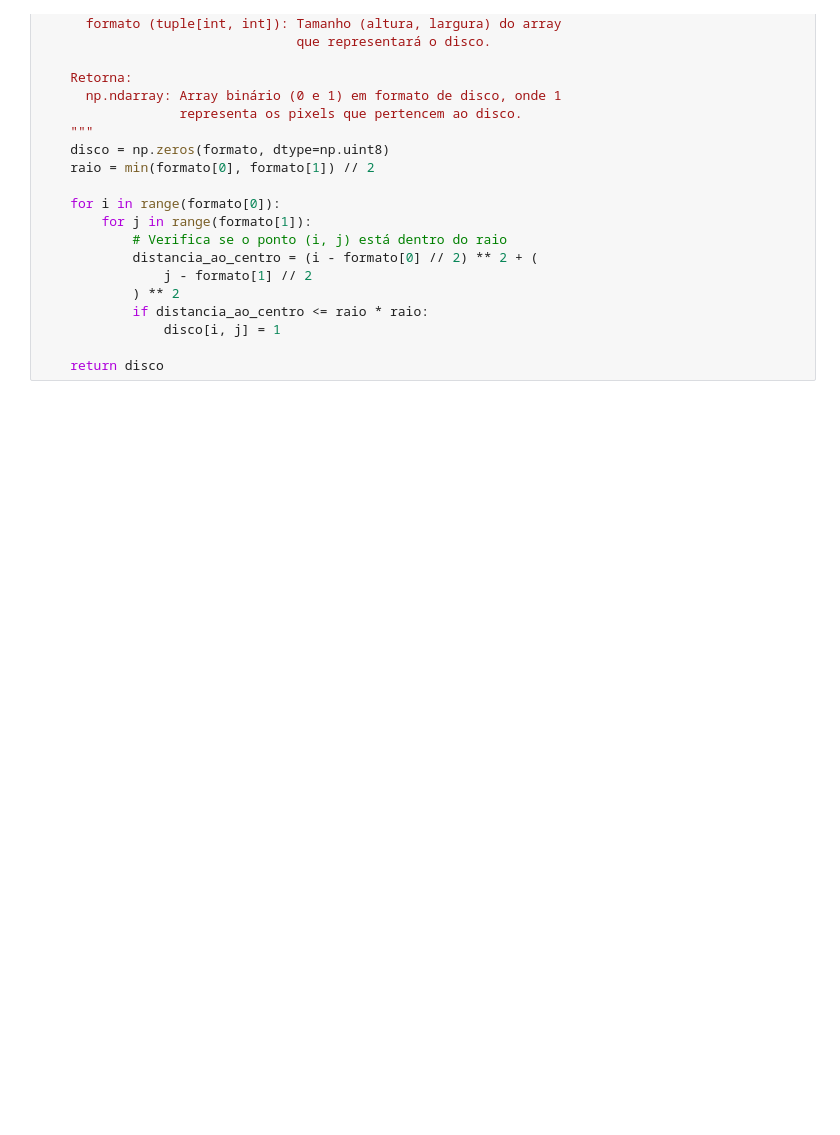
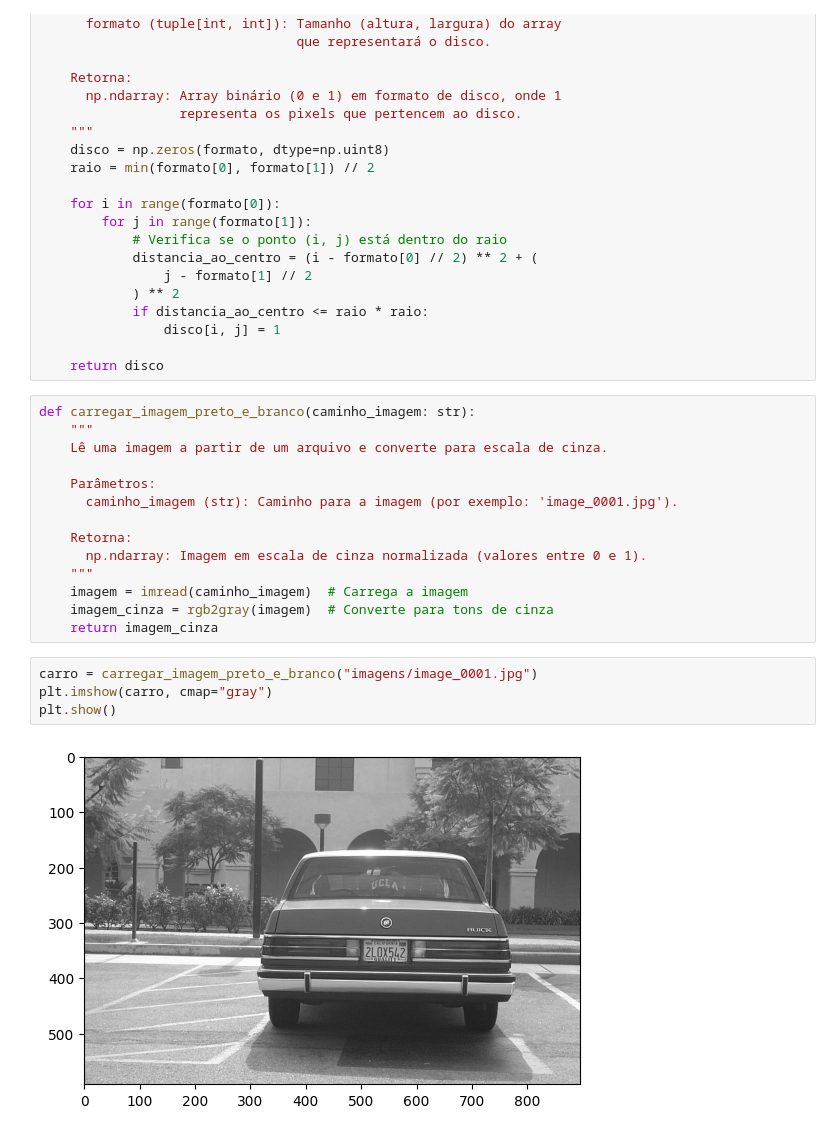
Before and after one commit to matheus-araujo-pereira/detectador-de-carros-em-imagens, a Jupyter notebook: detector.ipynb, the cells around one changed output. Saved outputs shown, nothing was run; the diff lists cells and outputs as text; blank space fills up the shorter version.

```diff
--- a/detector.ipynb
+++ b/detector.ipynb
@@ -339,3 +342,23 @@ def disco_estruturante(formato: tuple[int, int]) -> np.ndarray:
                 disco[i, j] = 1
 
     return disco
+# %%
+def carregar_imagem_preto_e_branco(caminho_imagem: str):
+    """
+    Lê uma imagem a partir de um arquivo e converte para escala de cinza.
+
+    Parâmetros:
+      caminho_imagem (str): Caminho para a imagem (por exemplo: 'image_0001.jpg').
+
+    Retorna:
+      np.ndarray: Imagem em escala de cinza normalizada (valores entre 0 e 1).
+    """
+    imagem = imread(caminho_imagem)  # Carrega a imagem
+    imagem_cinza = rgb2gray(imagem)  # Converte para tons de cinza
+    return imagem_cinza
+# %%
+carro = carregar_imagem_preto_e_branco("imagens/image_0001.jpg")
+plt.imshow(carro, cmap="gray")
+plt.show()
+# %% [output]
+[figure, added]
```
Also changed, not shown: parts of 10 cells of this notebook.
